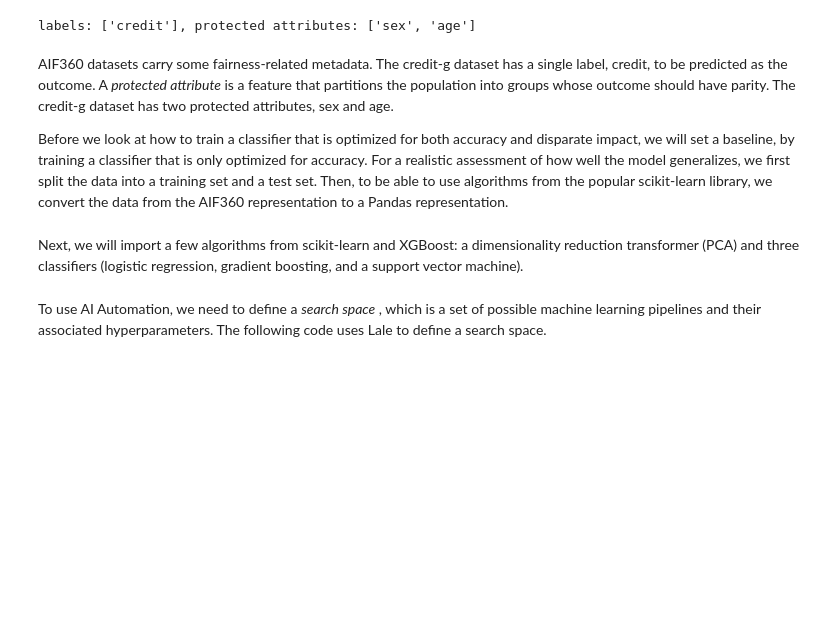
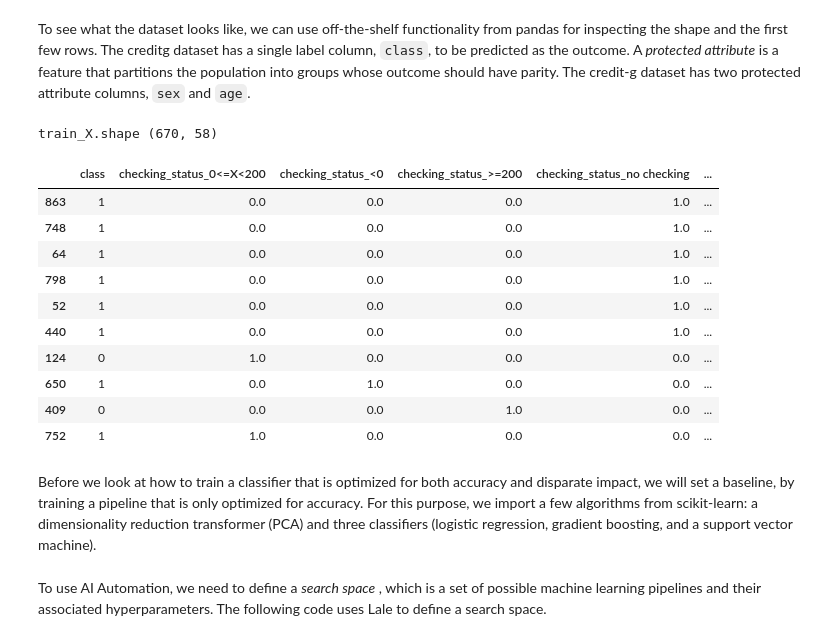
Before and after one commit to IBM/lale, a Jupyter notebook: examples/demo_aif360.ipynb, the cells around one changed output. Drawn from its saved outputs; the diff is of its cells as text; code cells hidden in the pictures; blank space fills up the shorter version.

```diff
--- a/examples/demo_aif360.ipynb
+++ b/examples/demo_aif360.ipynb
@@ -83,39 +84,39 @@ good or bad credit risks. We will use AIF360 to load the dataset.
-# %%
-import aif360.datasets
-import warnings
-warnings.filterwarnings('ignore', category=FutureWarning)
-creditg = aif360.datasets.GermanDataset()
-print(f'labels: {creditg.label_names}, '
-      f'protected attributes: {creditg.protected_attribute_names}')
-# %% [output]
-labels: ['credit'], protected attributes: ['sex', 'age']
-# %% [markdown]
-AIF360 datasets carry some fairness-related metadata.
-The credit-g dataset has a single label, credit, to be predicted
-as the outcome.
-A _protected attribute_ is a feature that partitions the
-population into groups whose outcome should have parity. The
-credit-g dataset has two protected attributes, sex and age.
-
-Before we look at how to train a classifier that
-is optimized for both accuracy and disparate impact, we will set a baseline,
-by training a classifier that is only optimized for accuracy.
-For a realistic assessment of how well the model generalizes, we
-first split the data into a training set and a test set. Then,
-to be able to use algorithms from the popular scikit-learn library,
-we convert the data from the AIF360 representation to a Pandas
-representation.
 # %%
-from lale.lib.aif360 import dataset_to_pandas
-train_ds, test_ds = creditg.split([0.7], shuffle=True, seed=42)
-train_X, train_y = dataset_to_pandas(train_ds)
-test_X, test_y = dataset_to_pandas(test_ds)
+from lale.lib.aif360 import fetch_creditg_df
+(train_X, train_y), (test_X, test_y) = fetch_creditg_df()
+# %% [markdown]
+To see what the dataset looks like, we can use off-the-shelf
+functionality from pandas for inspecting the shape and the first few
+rows.  The creditg dataset has a single label column, `class`, to be
+predicted as the outcome.
+A _protected attribute_ is a feature that partitions the population
+into groups whose outcome should have parity. The credit-g dataset has
+two protected attribute columns, `sex` and `age`.
+# %%
+import pandas as pd
+print(f'train_X.shape {train_X.shape}')
+pd.options.display.max_columns = None
+pd.concat([train_y.head(10), train_X.head(10)], axis=1)
+# %% [output]
+train_X.shape (670, 58)
+|  | class | checking_status_0<=X<200 | checking_status_<0 | checking_status_>=200 | checking_status_no checking | ... |
+| 863 | 1 | 0.0 | 0.0 | 0.0 | 1.0 | ... |
+| 748 | 1 | 0.0 | 0.0 | 0.0 | 1.0 | ... |
+| 64 | 1 | 0.0 | 0.0 | 0.0 | 1.0 | ... |
+| 798 | 1 | 0.0 | 0.0 | 0.0 | 1.0 | ... |
+| 52 | 1 | 0.0 | 0.0 | 0.0 | 1.0 | ... |
+| 440 | 1 | 0.0 | 0.0 | 0.0 | 1.0 | ... |
+| 124 | 0 | 1.0 | 0.0 | 0.0 | 0.0 | ... |
+| 650 | 1 | 0.0 | 1.0 | 0.0 | 0.0 | ... |
+| 409 | 0 | 0.0 | 0.0 | 1.0 | 0.0 | ... |
+| 752 | 1 | 1.0 | 0.0 | 0.0 | 0.0 | ... |
 # %% [markdown]
-Next, we will import a few  algorithms from scikit-learn
-and XGBoost:
-a dimensionality reduction transformer (PCA) and three
-classifiers (logistic regression, gradient boosting, and a
-support vector machine).
+Before we look at how to train a classifier that is optimized for both
+accuracy and disparate impact, we will set a baseline, by training a
+pipeline that is only optimized for accuracy. For this purpose, we
+import a few algorithms from scikit-learn: a dimensionality reduction
+transformer (PCA) and three classifiers (logistic regression, gradient
+boosting, and a support vector machine).
 # %%
 from sklearn.decomposition import PCA
 from sklearn.linear_model import LogisticRegression as LR
```
Also changed, not shown: parts of 18 cells of this notebook, 6 other files.
